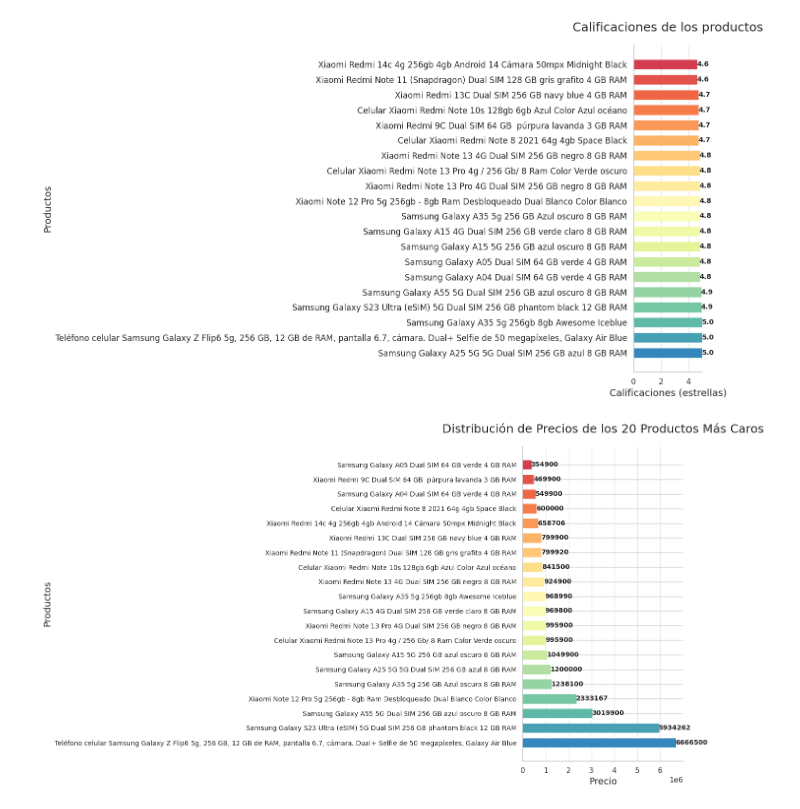
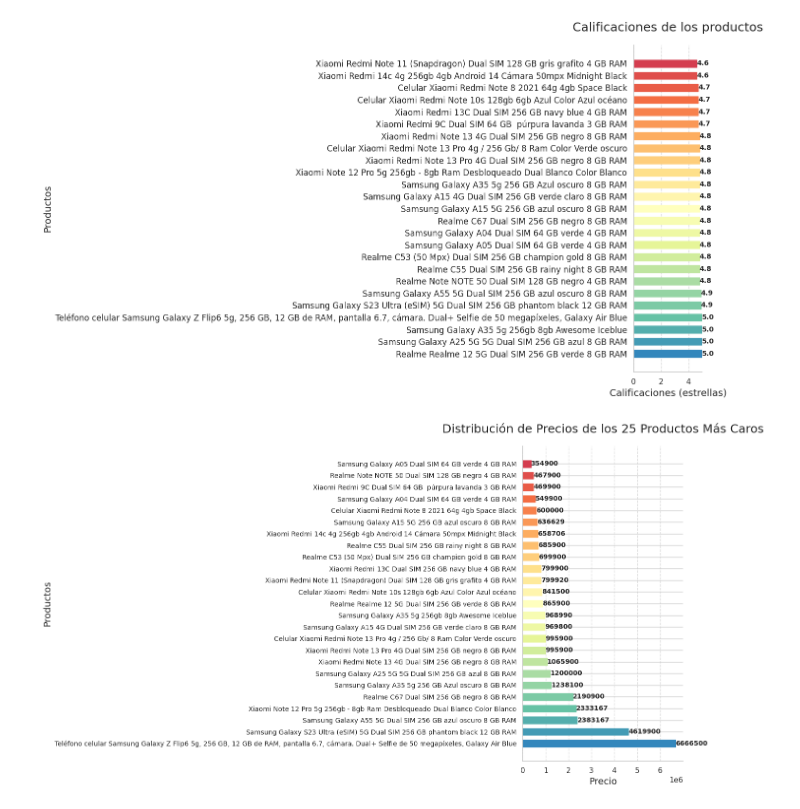
Before and after one commit to Alexis-Machado/EA2_Optimizando-la-productividad-en-el-mundo-del-software, a Jupyter notebook: AlexisMachado_QueniaVanegas_JuliánMartínez_EA2_Optimizando_la_productividad_en_el_mundo_del_software.ipynb, the cells around one changed output. Cells and saved outputs as stored; diff of their text form; code cells hidden in the pictures.

Commit message:
MercadoLibre-Scraper-V3.0

```diff
--- a/AlexisMachado_QueniaVanegas_JuliánMartínez_EA2_Optimizando_la_productividad_en_el_mundo_del_software.ipynb
+++ b/AlexisMachado_QueniaVanegas_JuliánMartínez_EA2_Optimizando_la_productividad_en_el_mundo_del_software.ipynb
@@ -1,6 +1,9 @@
 # %% [markdown]
 <a href="https://colab.research.google.com/github/Alexis-Machado/EA2_Optimizando-la-productividad-en-el-mundo-del-software/blob/main/AlexisMachado_QueniaVanegas_Juli%C3%A1nMart%C3%ADnez_EA2_Optimizando_la_productividad_en_el_mundo_del_software.ipynb" target="_parent"><img src="https://colab.research.google.com/assets/colab-badge.svg" alt="Open In Colab"/></a>
 # %%
+!pip install tabulate
+!pip install wordcloud
+
 import requests  # Para realizar peticiones HTTP
 from bs4 import BeautifulSoup  # Para analizar contenido HTML
 import pandas as pd  # Para manipulación de datos
@@ -38,7 +41,12 @@ product_urls = [
     'https://www.mercadolibre.com.co/samsung-galaxy-a25-5g-5g-dual-sim-256-gb-azul-8-gb-ram/p/MCO33389797#polycard_client=search-nordic&searchVariation=MCO33389797&position=17&search_layout=stack&type=product&tracking_id=62c3ad9e-8ac7-4aeb-9082-bd25d42ac1fe&wid=MCO1464084017&sid=search',
     'https://www.mercadolibre.com.co/samsung-galaxy-a05-dual-sim-64-gb-verde-4-gb-ram/p/MCO29807452#polycard_client=search-nordic&searchVariation=MCO29807452&position=13&search_layout=stack&type=product&tracking_id=059a3883-f92b-43f1-b4ce-cb9c79ad6ec9&wid=MCO1477050049&sid=search',
     'https://www.mercadolibre.com.co/samsung-galaxy-a35-5g-256gb-8gb-awesome-iceblue/p/MCO38284764#polycard_client=search-nordic&searchVariation=MCO38284764&position=30&search_layout=stack&type=product&tracking_id=d07ac6d4-0dc2-403a-9521-4e6c3e5ab58a&wid=MCO2676554868&sid=search',
-    'https://www.mercadolibre.com.co/samsung-galaxy-a04-dual-sim-64-gb-verde-4-gb-ram/p/MCO21078903#polycard_client=search-nordic&searchVariation=MCO21078903&position=26&search_layout=stack&type=product&tracking_id=ed108d75-7ced-47d8-bf32-fe208570f365&wid=MCO1452447180&sid=search'
+    'https://www.mercadolibre.com.co/samsung-galaxy-a04-dual-sim-64-gb-verde-4-gb-ram/p/MCO21078903#polycard_client=search-nordic&searchVariation=MCO21078903&position=26&search_layout=stack&type=product&tracking_id=ed108d75-7ced-47d8-bf32-fe208570f365&wid=MCO1452447180&sid=search',
+    'https://www.mercadolibre.com.co/realme-note-note-50-dual-sim-128-gb-negro-4-gb-ram/p/MCO34177980#polycard_client=search-nordic&searchVariation=MCO34177980&position=1&search_layout=stack&type=product&tracking_id=1e34e55d-786b-40c2-86d3-1a32533565a2&wid=MCO2730166424&sid=search',
+    'https://www.mercadolibre.com.co/realme-realme-12-5g-dual-sim-256-gb-verde-8-gb-ram/p/MCO37896294#polycard_client=search-nordic&searchVariation=MCO37896294&position=2&search_layout=stack&type=product&tracking_id=1e34e55d-786b-40c2-86d3-1a32533565a2&wid=MCO2595686446&sid=search',
+    'https://www.mercadolibre.com.co/realme-c67-dual-sim-256-gb-negro-8-gb-ram/p/MCO31064189#polycard_client=search-nordic&searchVariation=MCO31064189&position=9&search_layout=stack&type=product&tracking_id=51981a94-9f8a-431e-be6d-a96752eed3a3&wid=MCO2445655854&sid=search',
+    'https://www.mercadolibre.com.co/realme-c53-50-mpx-dual-sim-256-gb-champion-gold-8-gb-ram/p/MCO29726423#polycard_client=search-nordic&searchVariation=MCO29726423&position=12&search_layout=stack&type=product&tracking_id=51981a94-9f8a-431e-be6d-a96752eed3a3&wid=MCO1434949721&sid=search',
+    'https://www.mercadolibre.com.co/realme-c55-dual-sim-256-gb-rainy-night-8-gb-ram/p/MCO22753168#polycard_client=search-nordic&searchVariation=MCO22753168&position=10&search_layout=stack&type=product&tracking_id=51981a94-9f8a-431e-be6d-a96752eed3a3&wid=MCO1331956853&sid=search'
 ]
 
 # Headers para solicitudes HTTP
@@ -133,7 +155,7 @@ df['Estrellas'] = pd.to_numeric(df['Estrellas'], errors='coerce')
 df_sorted = df.sort_values('Estrellas', ascending=True)
 
 # Seleccionar los 10 productos
-df_top = df_sorted.tail(20)
+df_top = df_sorted.tail(25)
 
 # Crear el gráfico
 plt.figure(figsize=(14, 8))
@@ -144,34 +166,34 @@ colors = plt.cm.Spectral(np.linspace(0.1, 0.9, len(df_top)))
 for bar, color in zip(bars, colors):
     bar.set_color(color)
 
 # Personalizar el gráfico
 plt.title('Calificaciones de los productos', fontsize=18, pad=20)
 plt.xlabel('Calificaciones (estrellas)', fontsize=14)
 plt.ylabel('Productos', fontsize=14)
 plt.xlim(0, 5)  # Establecer el límite del eje x de 0 a 5 estrellas
 plt.gca().invert_yaxis()
 plt.gca().spines['top'].set_visible(False)
 plt.gca().spines['right'].set_visible(False)
 
 # Agregar líneas de cuadrícula
 plt.grid(axis='x', linestyle='--', alpha=0.7)
 
 # Aumentar el tamaño de la fuente para los nombres de los productos
 plt.yticks(fontsize=12)
 
 # Agregar etiquetas de valor al final de cada barra
 for bar in bars:
     width = bar.get_width()
     plt.text(width, bar.get_y() + bar.get_height()/2, f'{width:.1f}',
              ha='left', va='center', fontsize=10, fontweight='bold')
 
 # Ajustar el diseño
 plt.tight_layout()
 
 # Mostrar el gráfico
 plt.show()
 # %% [output]
-[figure, old version]
+[figure, new version]
 # %%
 # Leer el archivo CSV
 df = pd.read_csv('productos_mercado_libre.csv')
@@ -191,8 +213,8 @@ df = df.dropna(subset=['Precio'])
 # Ordenar el dataframe por precio en orden descendente
 df_sorted = df.sort_values('Precio', ascending=True)
 
-# Seleccionar los 20 productos
-df_top = df_sorted.tail(20)
+# Seleccionar los 25 productos
+df_top = df_sorted.tail(25)
 
 # Crear el gráfico
 plt.figure(figsize=(14, 8))
@@ -204,7 +226,7 @@ for bar, color in zip(bars, colors):
     bar.set_color(color)
 
 # Personalizar el gráfico
-plt.title('Distribución de Precios de los 20 Productos Más Caros', fontsize=18, pad=20)
+plt.title('Distribución de Precios de los 25 Productos Más Caros', fontsize=18, pad=20)
 plt.xlabel('Precio', fontsize=14)
 plt.ylabel('Productos', fontsize=14)
 plt.gca().invert_yaxis()
@@ -229,7 +251,7 @@ plt.tight_layout()
 # Mostrar el gráfico
 plt.show()
 # %% [output]
-[figure, old version]
+[figure, new version]
 # %%
 # Eliminar el símbolo de moneda y las comas y, a continuación, convierta a flotante
 df['Precio'] = df['Precio'].astype(str).str.replace(r'[^\d.]', '', regex=True)
```
Also changed, not shown: parts of 8 cells of this notebook.
